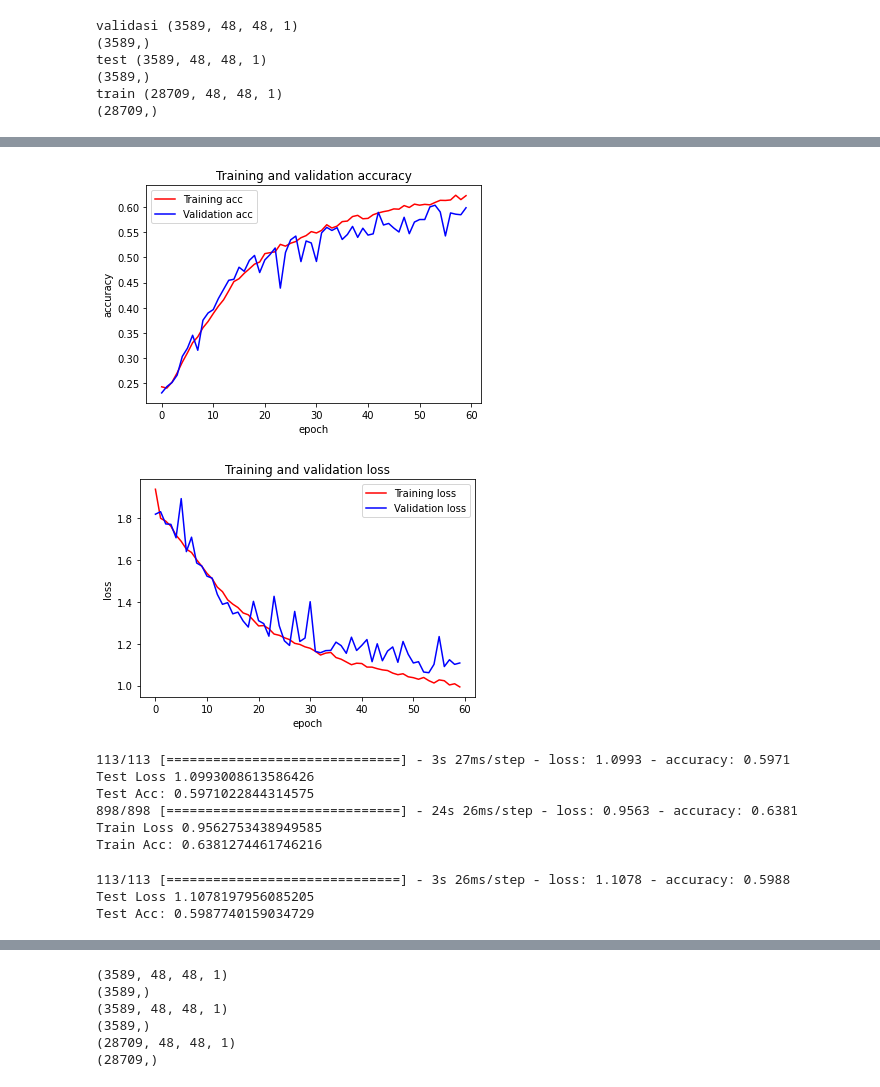
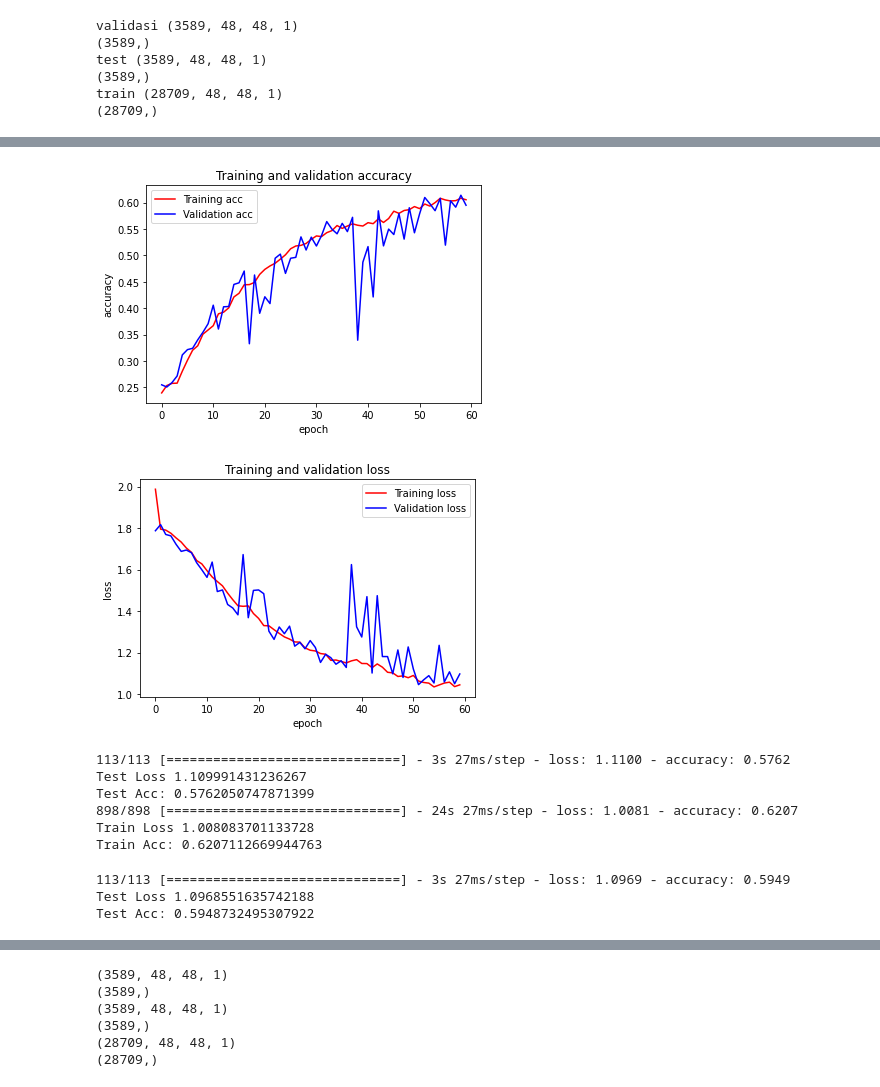
Before and after one commit to senapahlevi/FER2013_Resnet50_WeightNone, a Jupyter notebook: fix/FER2013_Resnet50_weightnone_fixTrainTestVal.ipynb, the cells around one changed output, grey strips where cells are left out. Cells and saved outputs as stored; diff of their text form; code cells hidden in the pictures.

Commit message:
SGD_LR=0.02_BS:64_epochs60_resnet50edit_Aug:rr,sr,ws,hs,zr,hf

```diff
--- a/fix/FER2013_Resnet50_weightnone_fixTrainTestVal.ipynb
+++ b/fix/FER2013_Resnet50_weightnone_fixTrainTestVal.ipynb
@@ -421,7 +421,7 @@ num_classes = 7
 
 from keras.optimizers import Adam, SGD
 model = ResNet50(input_shape = (48, 48, 1), classes = 7)
-optimizer = SGD(learning_rate=0.01)
+optimizer = SGD(learning_rate=0.02)
 model.compile(optimizer= optimizer, loss='sparse_categorical_crossentropy', metrics=['accuracy'])
 # %%
 #kita mau save model callbacks
@@ -495,31 +495,31 @@ Epoch 60/60
 # %%
 import matplotlib.pyplot as plt
 
-model.save('/content/drive/MyDrive/FER2013KaggleOri/fer2013/Resnet50Scracth/scratchcheckpoint/Fix_Model_resnet50AUGScracthSGD1try2.h5')
+model.save('/content/drive/MyDrive/FER2013KaggleOri/fer2013/Resnet50Scracth/scratchcheckpoint/Fix_Model_resnet50AUGScracthSGD4.h5')
 
 #gffhgffkjkjdskjjkjkjkjhjhnnn
 accuracy = history.history['accuracy']
 val_accuracy = history.history['val_accuracy']
 loss = history.history['loss']
 val_loss = history.history['val_loss']
 num_epochs = range(len(accuracy))
 plt.plot(num_epochs, accuracy, 'r', label='Training acc')
 plt.plot(num_epochs, val_accuracy, 'b', label='Validation acc')
 plt.title('Training and validation accuracy')
 plt.ylabel('accuracy')
 plt.xlabel('epoch')
 plt.legend()
 plt.figure()
 plt.plot(num_epochs, loss, 'r', label='Training loss')
 plt.plot(num_epochs, val_loss, 'b', label='Validation loss')
 plt.title('Training and validation loss')
 plt.ylabel('loss')
 plt.xlabel('epoch')
 plt.legend()
 plt.show()
 # %% [output]
-[figure, old version]
+[figure, new version]
-[figure, old version]
+[figure, new version]
 # %%
 testloss = model.evaluate(xtest, ytest)
 print("Test Loss " + str(testloss[0]))
@@ -528,19 +528,19 @@ trainloss = model.evaluate(xtrain, ytrain)
 print("Train Loss " + str(trainloss[0]))
 print("Train Acc: " + str(trainloss[1]))
 # %% [output]
-113/113 [==============================] - 3s 27ms/step - loss: 1.0993 - accuracy: 0.5971
-Test Loss 1.0993008613586426
-Test Acc: 0.5971022844314575
-898/898 [==============================] - 24s 26ms/step - loss: 0.9563 - accuracy: 0.6381
-Train Loss 0.9562753438949585
-Train Acc: 0.6381274461746216
+113/113 [==============================] - 3s 27ms/step - loss: 1.1100 - accuracy: 0.5762
+Test Loss 1.109991431236267
+Test Acc: 0.5762050747871399
+898/898 [==============================] - 24s 27ms/step - loss: 1.0081 - accuracy: 0.6207
+Train Loss 1.008083701133728
+Train Acc: 0.6207112669944763
 # %%
 testlosz = model.evaluate(x_val, y_val)
 print("Test Loss " + str(testlosz[0]))
 print("Test Acc: " + str(testlosz[1]))
 # %% [output]
-113/113 [==============================] - 3s 26ms/step - loss: 1.1078 - accuracy: 0.5988
-Test Loss 1.1078197956085205
-Test Acc: 0.5987740159034729
+113/113 [==============================] - 3s 27ms/step - loss: 1.0969 - accuracy: 0.5949
+Test Loss 1.0968551635742188
+Test Acc: 0.5948732495307922
 # %%
 from keras.models import load_model
```
Also changed, not shown: parts of 11 cells of this notebook.
